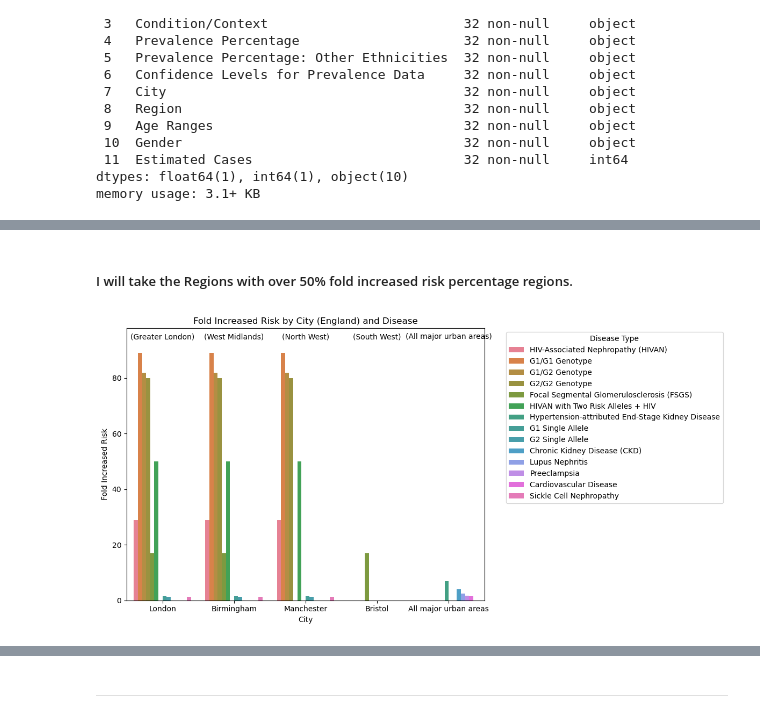
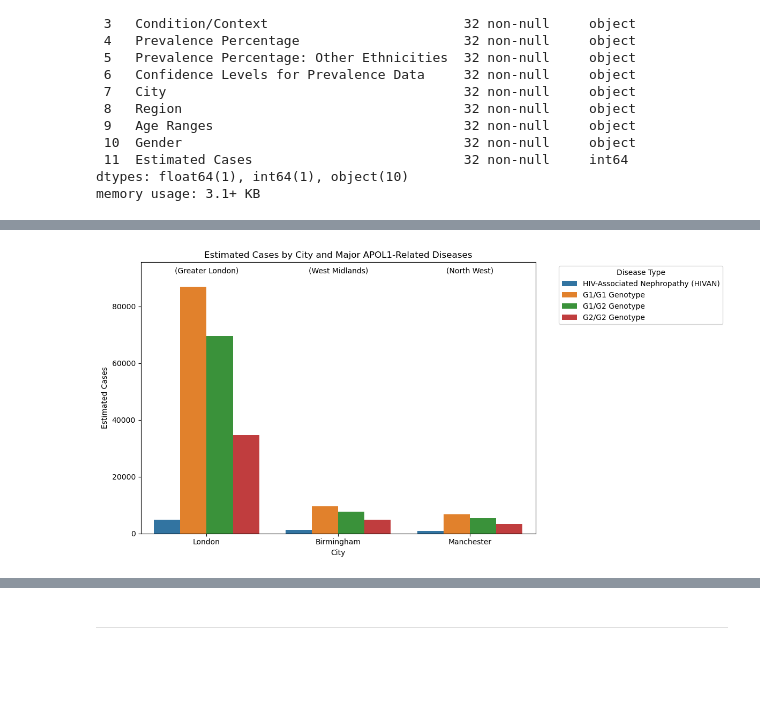
Before and after one commit to CesarChaparro1974/Dashboard-Development-for-Apol1-patients-in-UK, a Jupyter notebook: Project/notebook.ipynb, the cells around one changed output, grey strips where cells are left out. Drawn from its saved outputs; the diff is of its cells as text; code cells hidden in the pictures; blank space fills up the shorter version.

```diff
--- a/Project/notebook.ipynb
+++ b/Project/notebook.ipynb
@@ -520,38 +529,54 @@ Text(0, 0.5, 'Disease')
-# %% [markdown]
-##### I will take the Regions with over 50% fold increased risk percentage regions.
 # %%
+# Filter for the first 4 diseases
+selected_diseases = [
+    'HIV-Associated Nephropathy (HIVAN)',
+    'G1/G1 Genotype',
+    'G1/G2 Genotype',
+    'G2/G2 Genotype'
+]
+
+# Filter the dataframe
+filtered_data = correlated_disease_england[
+    correlated_disease_england['Disease'].isin(selected_diseases)
+]
+
 # Create figure
 plt.figure(figsize=(12, 6))
 
-# Create bar plot
-bars = sns.barplot(data=correlated_disease_england,
+# Create grouped bar plot with aggregated estimated cases
+bars = sns.barplot(data=filtered_data,
                   x='City',
-                  y='Fold Increased Risk',
-                  hue='Disease',  # Color bars by disease type
-                  order=['London', 'Birmingham', 'Manchester', 'Bristol', 'All major urban areas'])  # Specify order
+                  y='Estimated Cases',
+                  hue='Disease',
+                  order=['London', 'Birmingham', 'Manchester'])
+
+# Create a dictionary of city-region pairs
+city_regions = filtered_data.groupby('City')['Region'].first()
 
 # Add region labels above the bars
-for i, city in enumerate(['London', 'Birmingham', 'Manchester', 'Bristol', 'All major urban areas']):
-    region = correlated_disease_england[correlated_disease_england['City'] == city]['Region'].iloc[0]
-    plt.text(i, plt.ylim()[1], f'({region})',
-             ha='center', va='bottom', fontsize=10)
+for i, city in enumerate(['London', 'Birmingham', 'Manchester']):
+    if city in city_regions:
+        plt.text(i, plt.ylim()[1], f'({city_regions[city]})',
+                ha='center', va='bottom', fontsize=10)
 
 # Customize the plot
-plt.title('Fold Increased Risk by City (England) and Disease')
+plt.title('Estimated Cases by City and Major APOL1-Related Diseases')
 plt.xlabel('City')
-plt.ylabel('Fold Increased Risk')
+plt.ylabel('Estimated Cases')
 
 # Rotate x-axis labels for better readability if needed
 plt.xticks(rotation=0)
 
 # Adjust legend
 plt.legend(title='Disease Type', bbox_to_anchor=(1.05, 1), loc='upper left')
 
 # Add some padding at the top for region labels
 plt.margins(y=0.1)
 
 # Adjust layout to prevent text cutoff
 plt.tight_layout()
+
+# Show plot
 plt.show()
 # %% [output]
-[figure, old version]
+[figure, new version]
```
Also changed, not shown: parts of 12 cells of this notebook.
